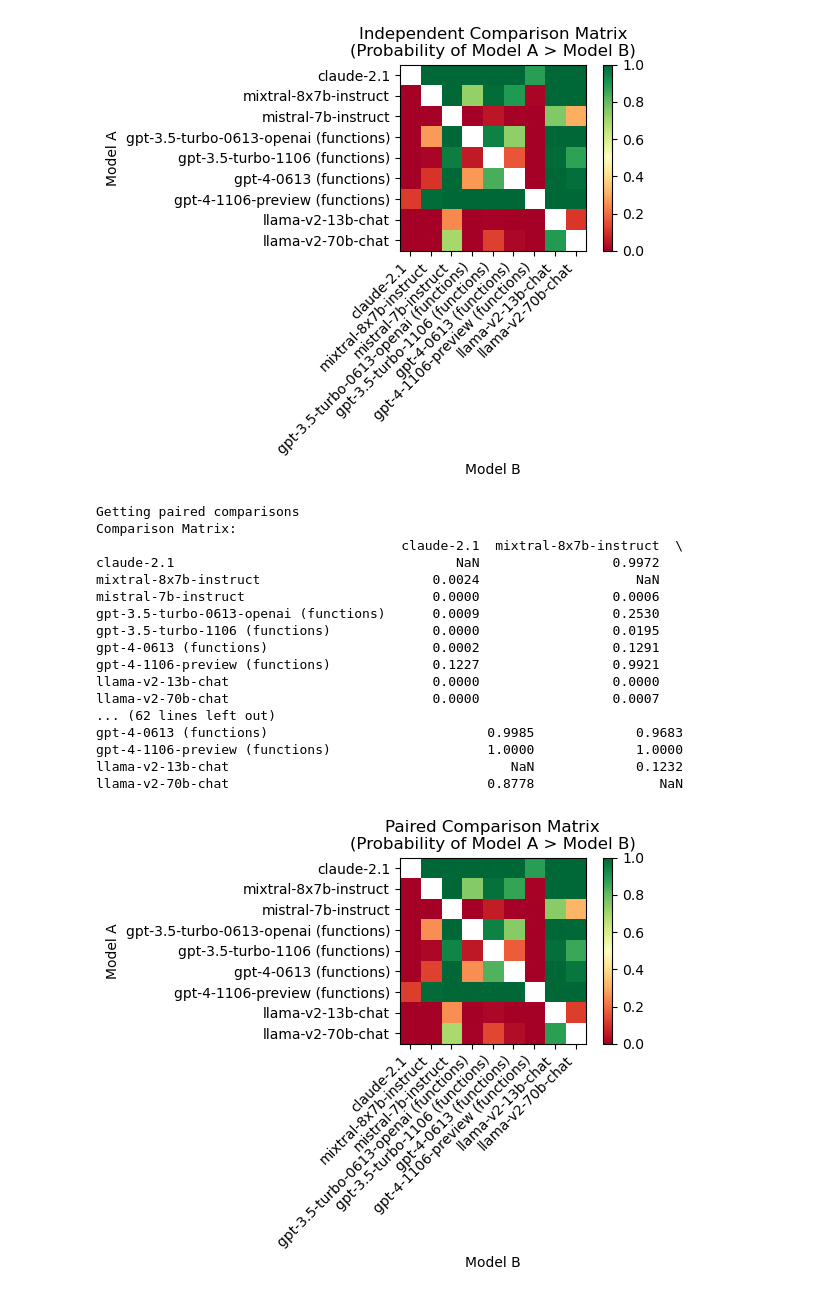
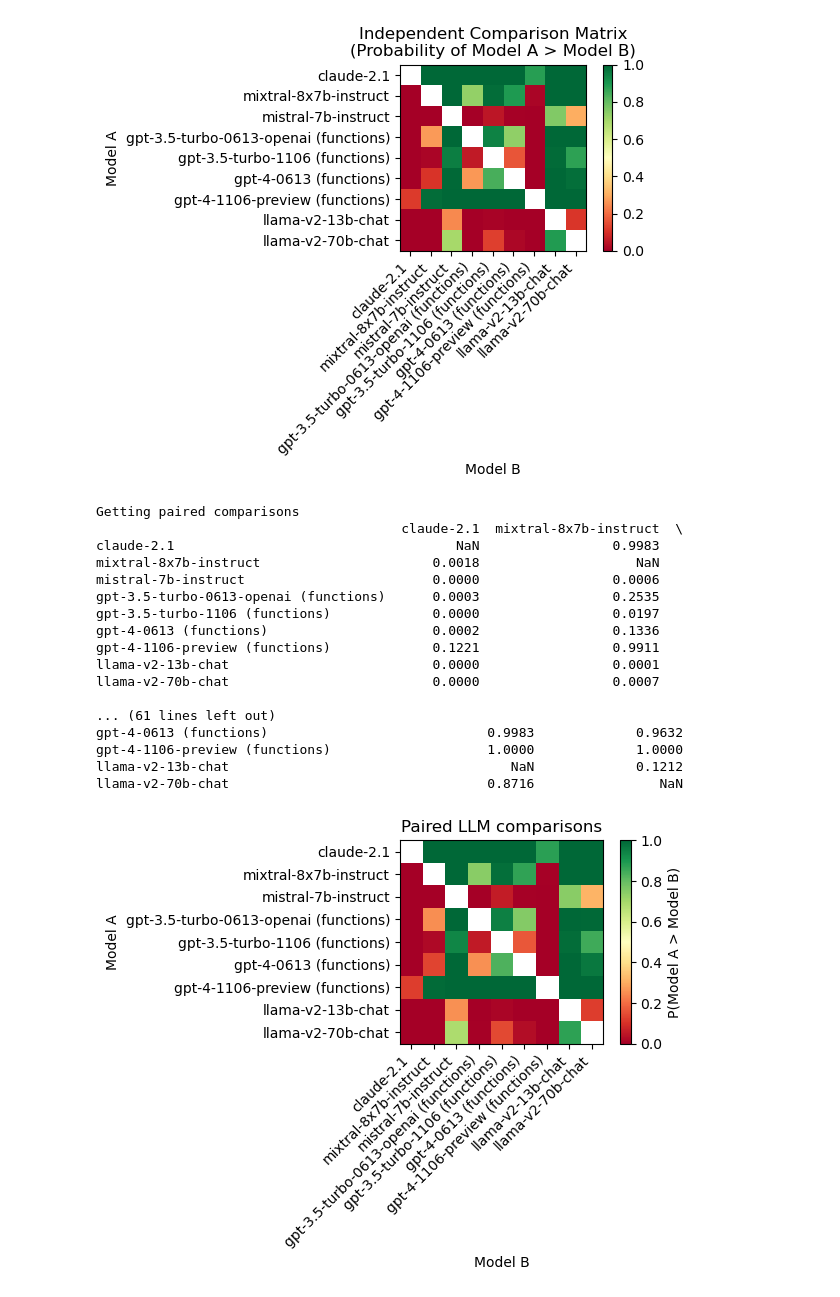
Before and after one commit to sambowyer/bayes_evals, a Jupyter notebook: examples/basic_example.ipynb, the cells around one changed output. Cells and saved outputs as stored; diff of their text form; code cells hidden in the pictures.

```diff
--- a/examples/basic_example.ipynb
+++ b/examples/basic_example.ipynb
@@ -98,25 +96,25 @@ llama-v2-70b-chat                                 0.8877                NaN
 # %%
 # ... or get pairwise comparisons between LLMs
 print("Getting paired comparisons")
-paired_comparisons = evals.paired_comparisons()
-paired_comparisons.print()
-paired_comparisons.plot()
+paired_comparisons = be.paired_comparisons(eval_data)
+print(paired_comparisons)
+be.plot_comparisons(paired_comparisons, title="Paired LLM comparisons")
 # %% [output]
 Getting paired comparisons
-Comparison Matrix:
                                        claude-2.1  mixtral-8x7b-instruct  \
-claude-2.1                                    NaN                 0.9972
-mixtral-8x7b-instruct                      0.0024                    NaN
+claude-2.1                                    NaN                 0.9983
+mixtral-8x7b-instruct                      0.0018                    NaN
 mistral-7b-instruct                        0.0000                 0.0006
-gpt-3.5-turbo-0613-openai (functions)      0.0009                 0.2530
-gpt-3.5-turbo-1106 (functions)             0.0000                 0.0195
-gpt-4-0613 (functions)                     0.0002                 0.1291
-gpt-4-1106-preview (functions)             0.1227                 0.9921
-llama-v2-13b-chat                          0.0000                 0.0000
+gpt-3.5-turbo-0613-openai (functions)      0.0003                 0.2535
+gpt-3.5-turbo-1106 (functions)             0.0000                 0.0197
+gpt-4-0613 (functions)                     0.0002                 0.1336
+gpt-4-1106-preview (functions)             0.1221                 0.9911
+llama-v2-13b-chat                          0.0000                 0.0001
 llama-v2-70b-chat                          0.0000                 0.0007
-... (62 lines left out)
-gpt-4-0613 (functions)                            0.9985             0.9683
+
+... (61 lines left out)
+gpt-4-0613 (functions)                            0.9983             0.9632
 gpt-4-1106-preview (functions)                    1.0000             1.0000
-llama-v2-13b-chat                                    NaN             0.1232
-llama-v2-70b-chat                                 0.8778                NaN
+llama-v2-13b-chat                                    NaN             0.1212
+llama-v2-70b-chat                                 0.8716                NaN
-[figure, old version]
+[figure, new version]
```
Also changed, not shown: parts of 3 cells of this notebook, 5 other files.
